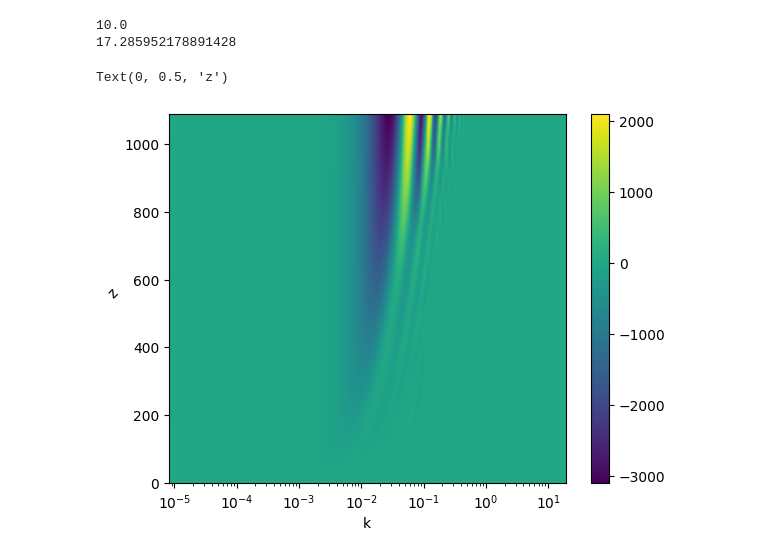
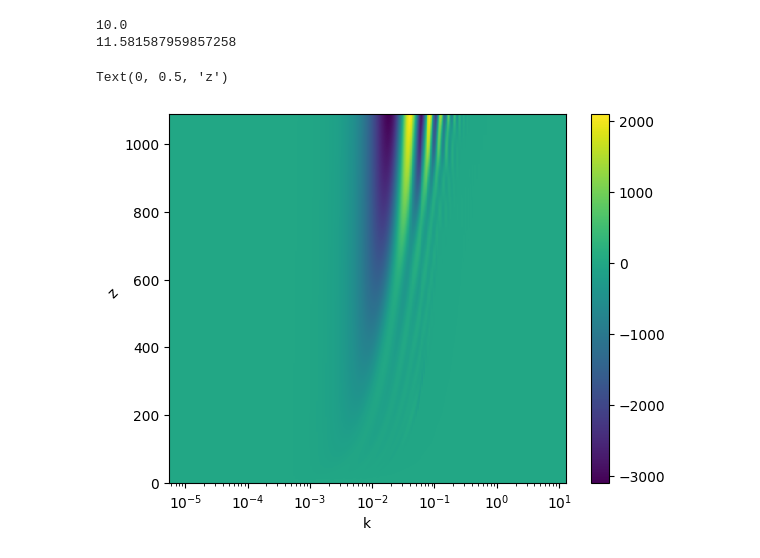
Before and after one commit to eriksteenberg/Power-spectrum-Test, a Jupyter notebook: Transfer funktion - Tau-k colormap.ipynb, the cells around one changed output. Cells and saved outputs as stored; diff of their text form; code cells hidden in the pictures.

```diff
--- a/Transfer funktion - Tau-k colormap.ipynb
+++ b/Transfer funktion - Tau-k colormap.ipynb
@@ -19,36 +19,36 @@ test.set(test_dict)
 test.compute()
 tf = test.get_transfer()#z=20)
 
-print(tf['k (h/Mpc)'][-1])
+print(tf['k (h/Mpc)'][-1]*h)
 # %% [output]
 10.0
-17.285952178891428
+11.581587959857258
 # %%
 z_max = 1.089163e+03
-kvec = tf['k (h/Mpc)']
+kvec = tf['k (h/Mpc)'] * h
 zsteps = 1000
 zvec = np.linspace(0,z_max,zsteps)
 z_len = len(zvec)
 k_len = len(kvec)
 #print(zvec)
 X = np.zeros([z_len,k_len])
 k_len = len(tf['k (h/Mpc)'])
 
 for z_index,z in enumerate(zvec):
     tfz = test.get_transfer(z)["d_g"] # you can set the index to different species to get different figures like cdm, b, m and g
     a = 1/(z+1)
     for k in range(k_len):
         X[z_index][k] = tfz[k] / a
 
 #print(X)
 
 #X = np.ones([z_len,k_len])
 c = plt.pcolormesh(kvec,zvec,X)
 #plt.xlim([1e-1,20])
 plt.colorbar(c)
 plt.xscale("log")
 plt.xlabel("k")
 plt.ylabel("z",rotation=45)
 # %% [output]
 Text(0, 0.5, 'z')
-[figure, old version]
+[figure, new version]
```
Also changed, not shown: 1 other file.
